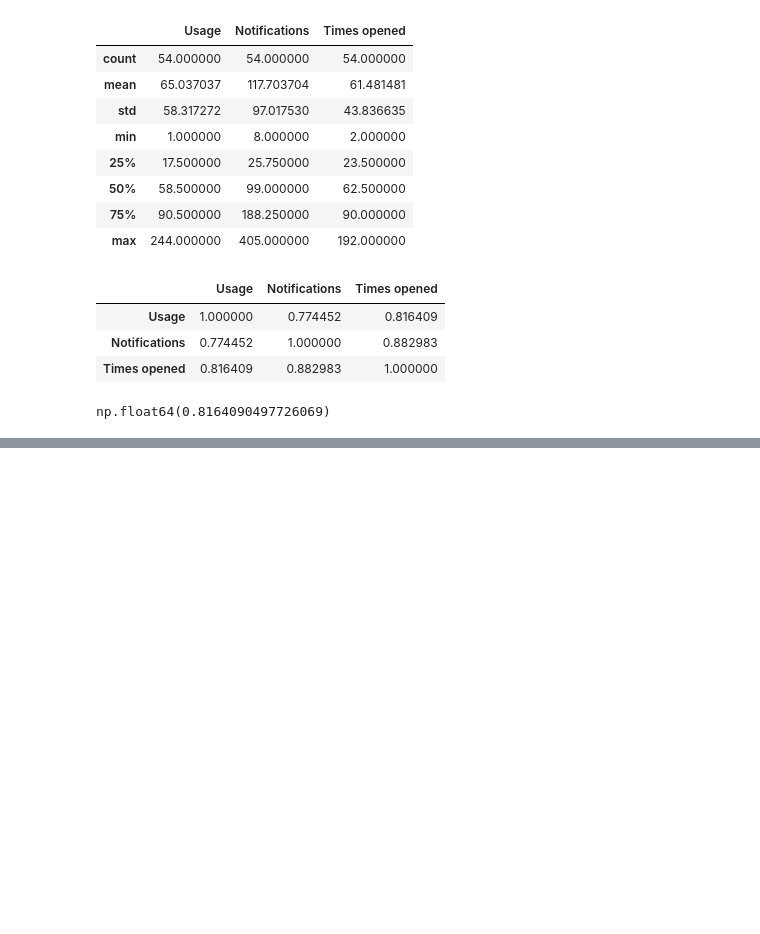
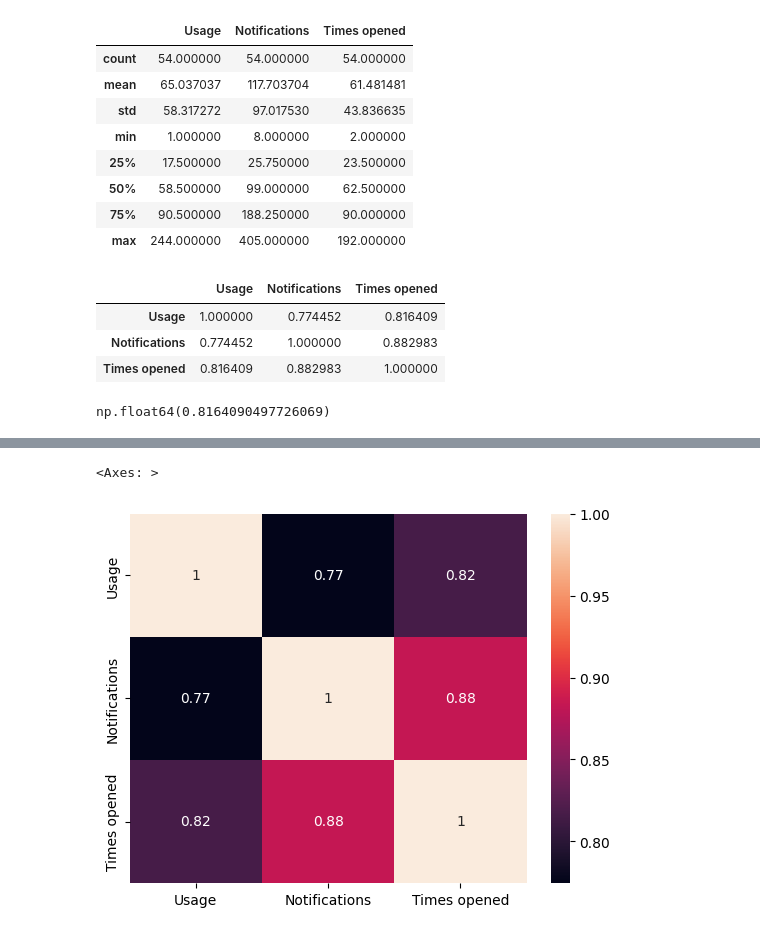
Before and after one commit to MahmudulHasanArif14/Prime-Batch-Practice, a Jupyter notebook: Pandas/intro.ipynb, the cells around one changed output, grey strips where cells are left out. Cells and saved outputs as stored; diff of their text form; code cells hidden in the pictures; blank space fills up the shorter version.

```diff
--- a/Pandas/intro.ipynb
+++ b/Pandas/intro.ipynb
@@ -299,0 +321,5 @@ np.float64(0.8164090497726069)
+# %%
+sns.heatmap(df.corr(numeric_only=True), annot=True)
+# %% [output]
+<Axes: >
+[figure, added]
```
Also changed, not shown: parts of 6 cells of this notebook, 3 other files.
